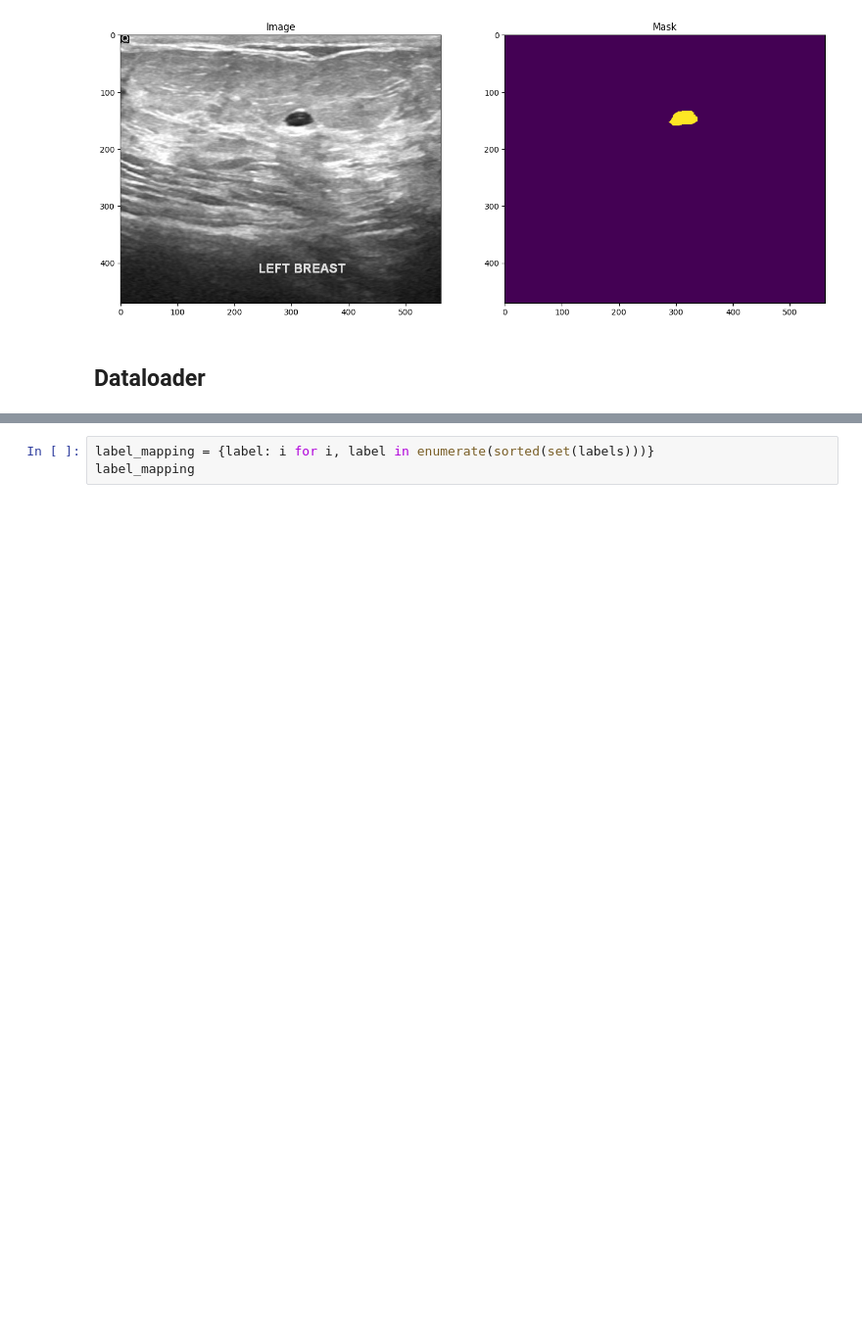
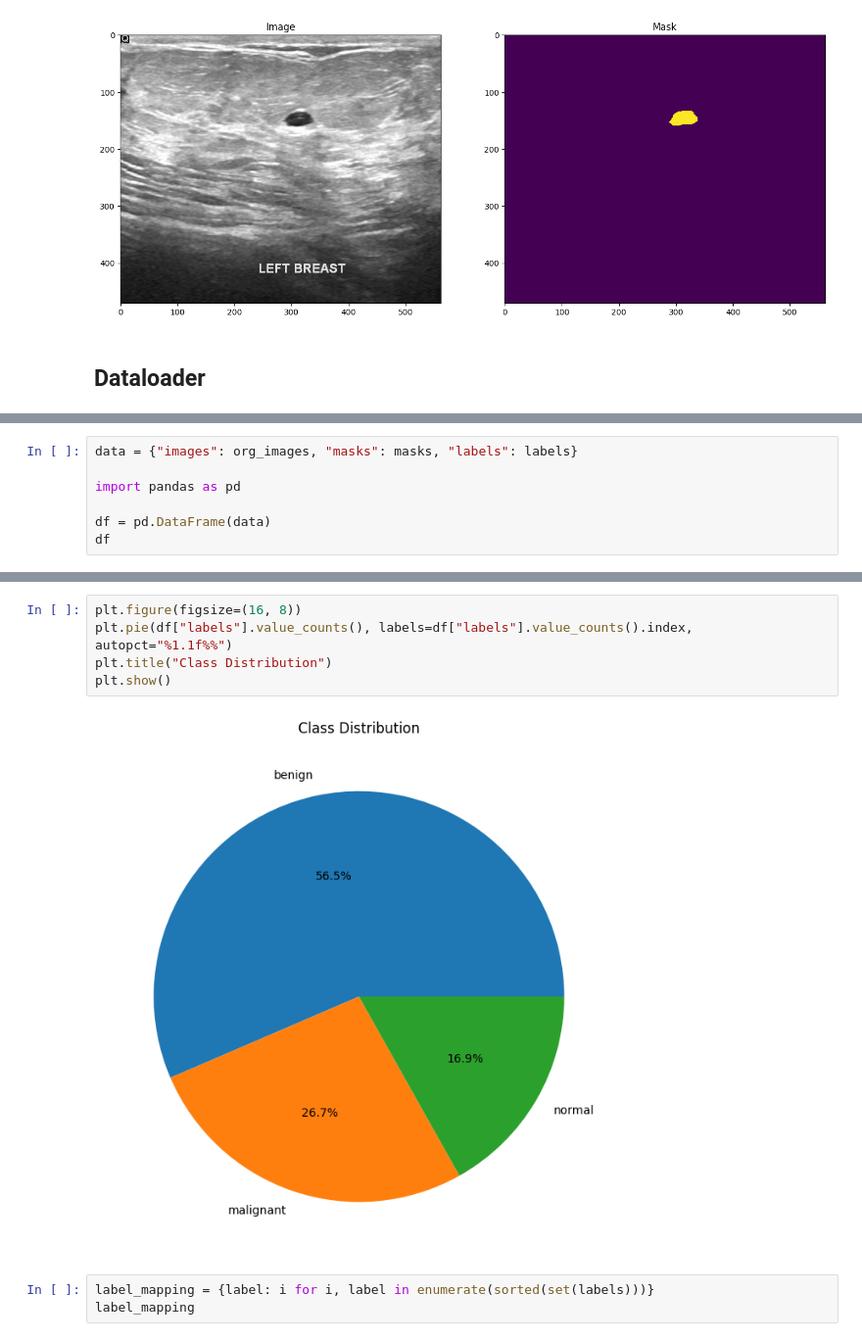
Before and after one commit to vivekpatel99/PyTorch-Breast-Ultrasound-Segmentation, a Jupyter notebook: notebooks/01_exploratory_data_analysis.ipynb, the cells around one changed output, grey strips where cells are left out. Shown at 98% size. Saved outputs shown, nothing was run; the diff lists cells and outputs as text; blank space fills up the shorter version.

```diff
--- a/notebooks/01_exploratory_data_analysis.ipynb
+++ b/notebooks/01_exploratory_data_analysis.ipynb
@@ -132,3 +133,10 @@ print(labels[10])
 /workspaces/PyTorch-Breast-Ultrasound-Segmentation/data/breast-ultrasound-images-dataset/Dataset_BUSI_with_GT/normal/normal (118).png
 /workspaces/PyTorch-Breast-Ultrasound-Segmentation/data/breast-ultrasound-images-dataset/Dataset_BUSI_with_GT/normal/normal (118)_mask.png
 normal
+# %%
+data = {"images": org_images, "masks": masks, "labels": labels}
+
+import pandas as pd
+
+df = pd.DataFrame(data)
+df
@@ -135,3 +157,10 @@ normal
+# %%
+plt.figure(figsize=(16, 8))
+plt.pie(df["labels"].value_counts(), labels=df["labels"].value_counts().index, autopct="%1.1f%%")
+plt.title("Class Distribution")
+plt.show()
+# %% [output]
+[figure, added]
 # %%
 label_mapping = {label: i for i, label in enumerate(sorted(set(labels)))}
 label_mapping
```
Also changed, not shown: parts of 14 cells of this notebook, 11 other files.
